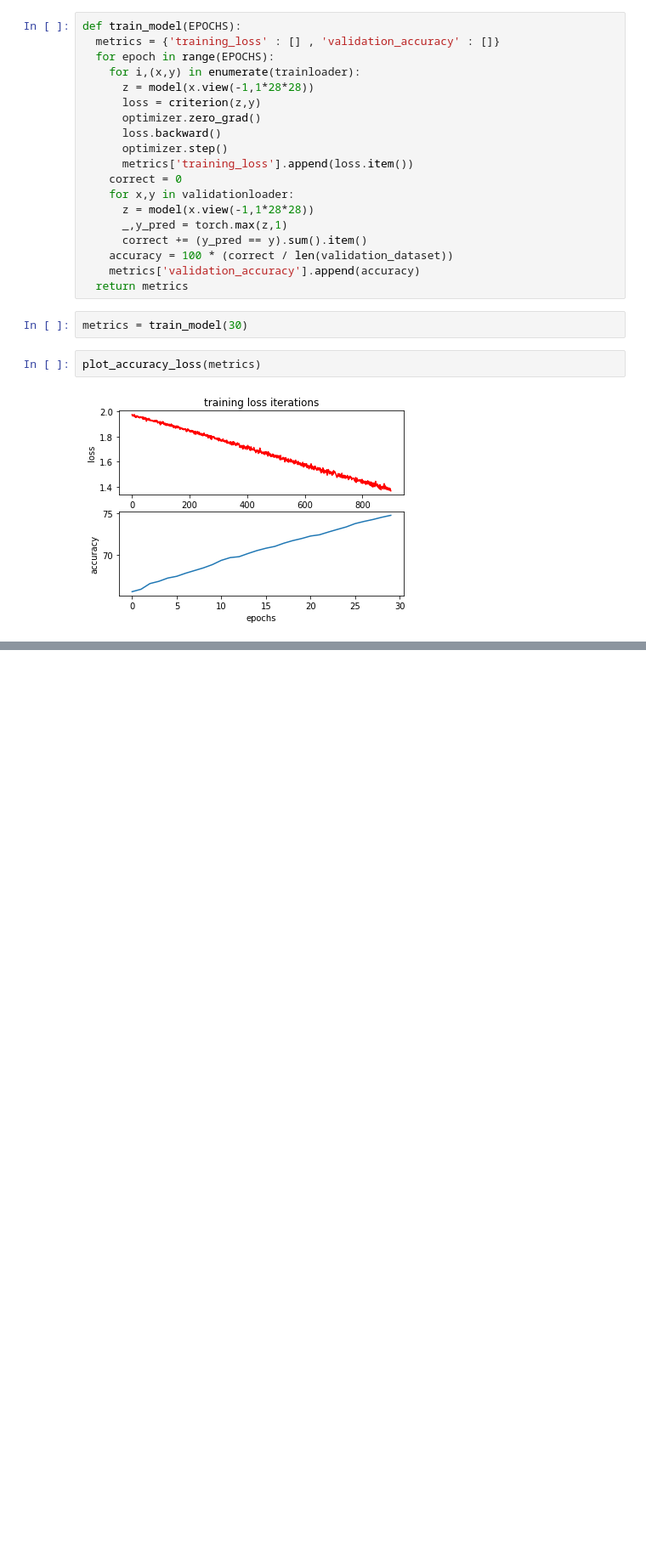
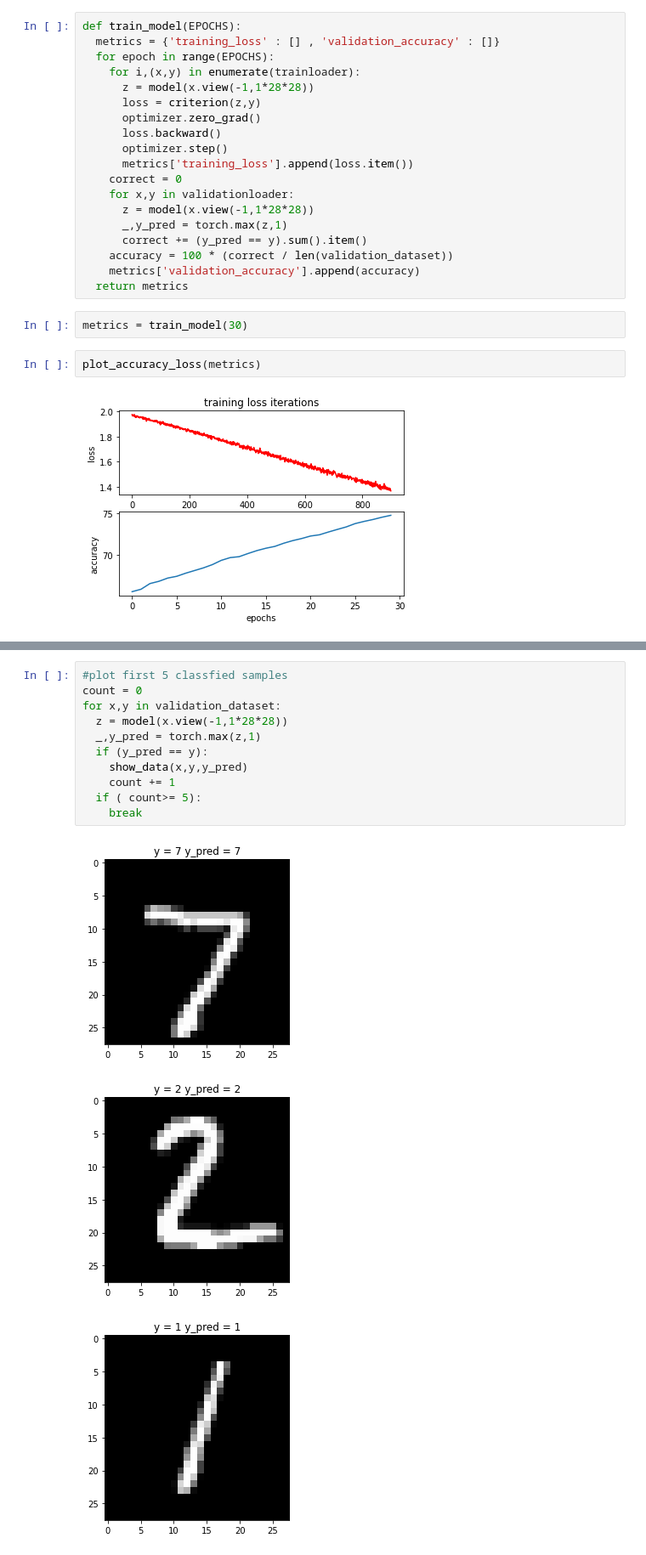
Before and after one commit to codeplinth/pytorchbootcamp, a Jupyter notebook: PyTorch_26_NeuralNetwork_MultiClass_MNIST.ipynb, the cells around one changed output, grey strips where cells are left out. Shown at 85% size. Saved outputs shown, nothing was run; the diff lists cells and outputs as text; blank space fills up the shorter version.

```diff
--- a/PyTorch_26_NeuralNetwork_MultiClass_MNIST.ipynb
+++ b/PyTorch_26_NeuralNetwork_MultiClass_MNIST.ipynb
@@ -122,0 +123,15 @@ for x,y in validation_dataset:
+# %%
+#plot first 5 classfied samples
+count = 0
+for x,y in validation_dataset:
+  z = model(x.view(-1,1*28*28))
+  _,y_pred = torch.max(z,1)
+  if (y_pred == y):
+    show_data(x,y,y_pred)
+    count += 1
+  if ( count>= 5):
+    break
+# %% [output]
+[figure, added]
+[figure, added]
+[figure, added]
```
Also changed, not shown: parts of 3 cells of this notebook.
